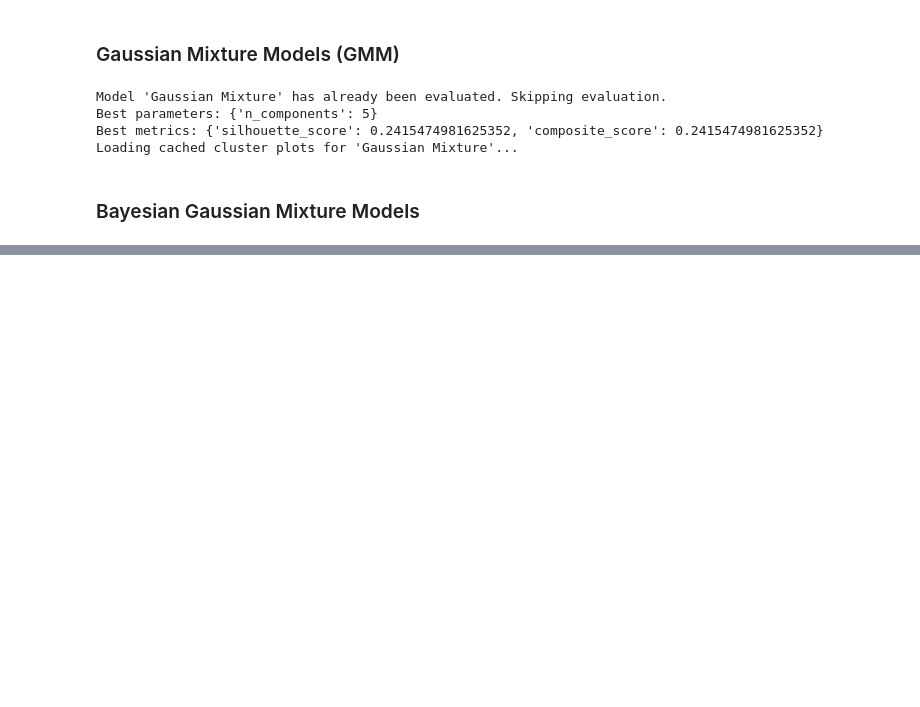
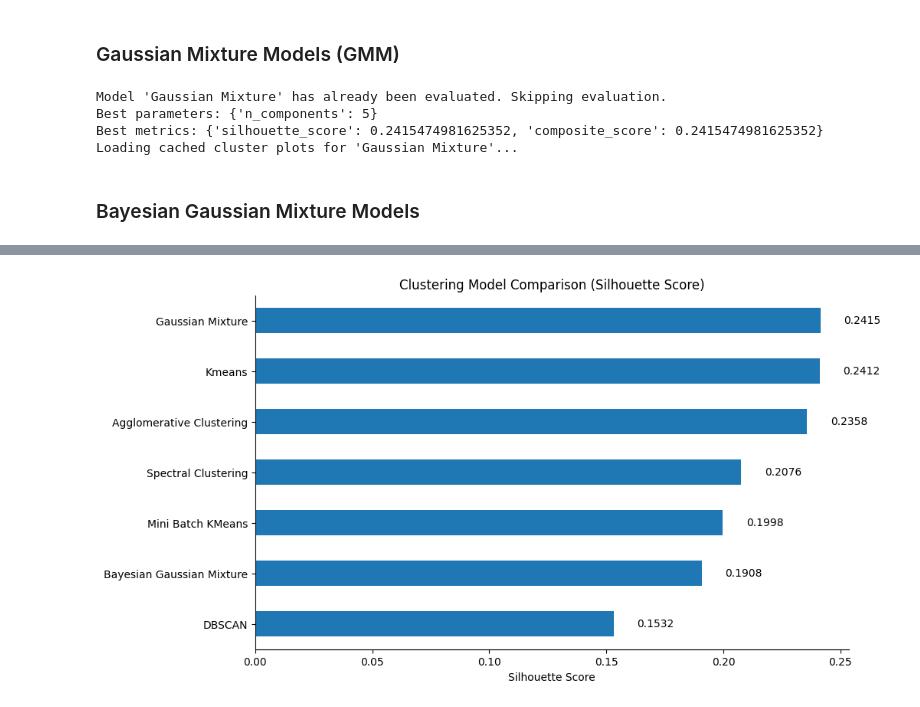
Before and after one commit to davidsmv/MachineLearningPortfolio, a Jupyter notebook: unsupervised_projects/1 - Clustering_For_Heart_Disease_Analysis.ipynb, the cells around one changed output, grey strips where cells are left out. Cells and saved outputs as stored; diff of their text form; code cells hidden in the pictures; blank space fills up the shorter version.

```diff
--- a/unsupervised_projects/1 - Clustering_For_Heart_Disease_Analysis.ipynb
+++ b/unsupervised_projects/1 - Clustering_For_Heart_Disease_Analysis.ipynb
@@ -1548,0 +1563,26 @@ Saved to ../data/clustering_for_heart_disease_analysis_project/bayesian_gaussian
+# %%
+ax = df.sort_values(by="silhouette_score", ascending=True).plot.barh(
+    x="model_name",
+    y="silhouette_score",
+    legend=False,
+    figsize=(10, 6),
+    title="Clustering Model Comparison (Silhouette Score)",
+    xlabel="Silhouette Score",
+    ylabel="",
+)
+ax.spines["top"].set_visible(False)
+ax.spines["right"].set_visible(False)
+
+# Add value labels
+for bar in ax.patches:
+    width = bar.get_width()
+    ax.text(
+        width + 0.01,                           # Slightly to the right of the bar
+        bar.get_y() + bar.get_height() / 2,     # Center vertically
+        f"{width:.4f}",                         # Round to 2 decimals
+        va="center",
+        ha="left",
+        fontsize=10
+    )
+# %% [output]
+[figure, added]
```
Also changed, not shown: parts of 4 cells of this notebook.
